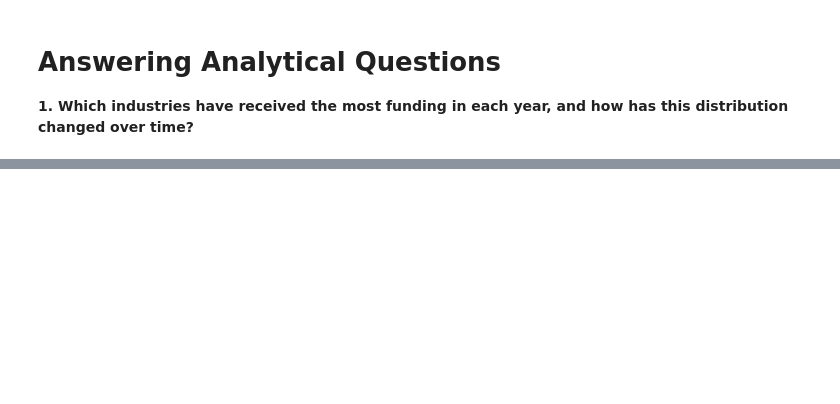
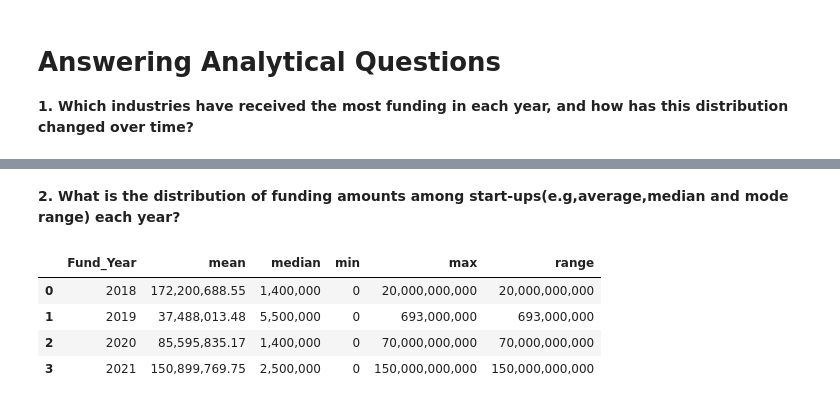
Before and after one commit to Sena-Aku-Agbotse/Indian-Startup, a Jupyter notebook: Notebooks/main.ipynb, the cells around one changed output, grey strips where cells are left out. Cells and saved outputs as stored; diff of their text form; code cells hidden in the pictures; blank space fills up the shorter version.

```diff
--- a/Notebooks/main.ipynb
+++ b/Notebooks/main.ipynb
@@ -1200,0 +1236,24 @@ SyntaxError: unterminated string literal (detected at line 10) (1389050149.py, l
+# %% [markdown]
+**2. What is the distribution of funding amounts among start-ups(e.g,average,median and mode range) each year?**
+# %%
+# Calculate the distribution of funding amounts each year
+funding_distribution = cleaned_data.groupby('Fund_Year')['Amount'].agg(
+    ['mean', 'median', 'min', 'max']).reset_index()
+funding_distribution['range'] = funding_distribution['max'] - \
+    funding_distribution['min']
+
+# Format the columns to not use scientific notation
+funding_distribution['mean'] = funding_distribution['mean'].apply(lambda x: f"{x:,.2f}")
+funding_distribution['median'] = funding_distribution['median'].apply(lambda x: f"{x:,.0f}")
+funding_distribution['min'] = funding_distribution['min'].apply(lambda x: f"{x:,.0f}")
+funding_distribution['max'] = funding_distribution['max'].apply(lambda x: f"{x:,.0f}")
+funding_distribution['range'] = funding_distribution['range'].apply(lambda x: f"{x:,.0f}")
+
+
+funding_distribution
+# %% [output]
+|  | Fund_Year | mean | median | min | max | range |
+| 0 | 2018 | 172,200,688.55 | 1,400,000 | 0 | 20,000,000,000 | 20,000,000,000 |
+| 1 | 2019 | 37,488,013.48 | 5,500,000 | 0 | 693,000,000 | 693,000,000 |
+| 2 | 2020 | 85,595,835.17 | 1,400,000 | 0 | 70,000,000,000 | 70,000,000,000 |
+| 3 | 2021 | 150,899,769.75 | 2,500,000 | 0 | 150,000,000,000 | 150,000,000,000 |
```
Also changed, not shown: parts of 11 cells of this notebook.
